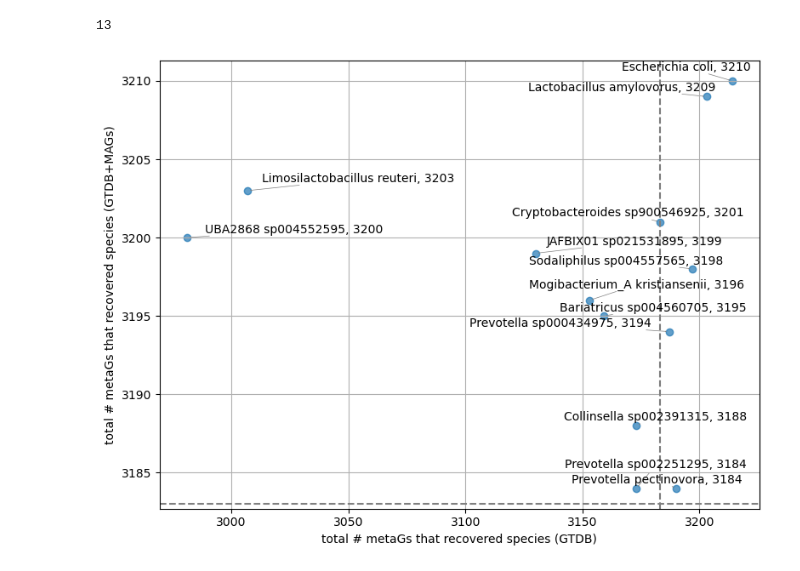
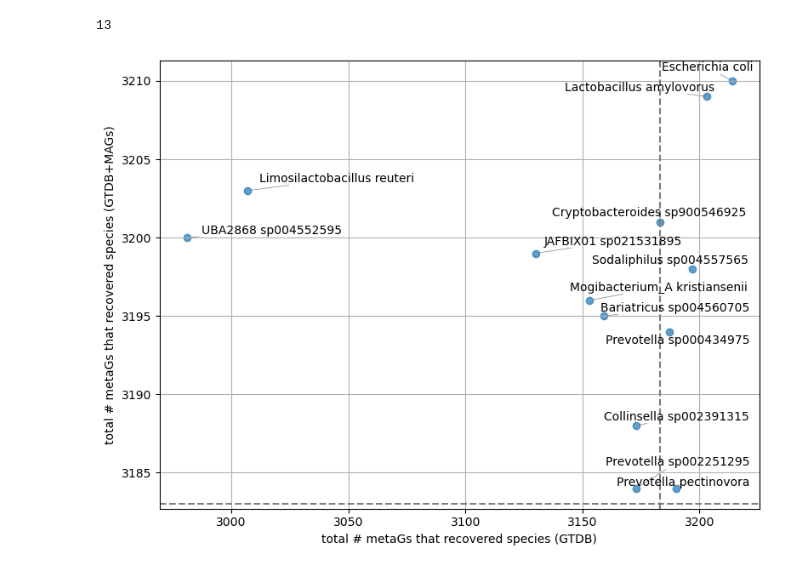
Before and after one commit to AnneliektH/2025-pig-binning-plots, a Jupyter notebook: notebooks/done.250830_compare_speciespres_dbs.ipynb, the cells around one changed output. Saved outputs shown, nothing was run; the diff lists cells and outputs as text; code cells hidden in the pictures.

```diff
--- a/notebooks/done.250830_compare_speciespres_dbs.ipynb
+++ b/notebooks/done.250830_compare_speciespres_dbs.ipynb
@@ -187,35 +187,35 @@ plt.figure(figsize=(8,6))
 plt.scatter(core_spp["n_found_gtdb"], core_spp["n_found_gtdbmag"], alpha=0.7)
 # for i, row in core_spp.iterrows():
 #     label = f"{row['species']}, {row['n_found_gtdbmag']}"
 #     plt.text(row["n_found_gtdb"], row["n_found_gtdbmag"], label,
 #              fontsize=10, ha="left", va="bottom",)
 
 texts = []
 for i, row in core_spp.iterrows():
-    label = f"{row['species']}, {row['n_found_gtdbmag']}"
+    label = f"{row['species']}"
     texts.append(
         plt.text(row["n_found_gtdb"], row["n_found_gtdbmag"], label,
                  fontsize=10, ha="left", va="bottom")
     )
 
 adjust_text(texts, arrowprops=dict(arrowstyle="->", color="gray", lw=0.5))
 
 
 # horizontal
 plt.axhline(y=3183, linestyle="--", color="gray")
 
 # vertical
 plt.axvline(x=3183, linestyle="--", color="gray")
 
 plt.xlabel("total # metaGs that recovered species (GTDB)")
 plt.ylabel("total # metaGs that recovered species (GTDB+MAGs)")
 #plt.title("Scatterplot of avg_gtdb vs avg_gtdbmag per species")
 plt.grid(True)
 plt.tight_layout()
 # plt.show()
 #plt.savefig('../plots/250908_hashes_gtdb.v.MAGs.genus.png')
 # %% [output]
-[figure, old version]
+[figure, new version]
 # %%
 # top10 = df.nlargest(15, "n_found_gtdbmag")
 
```
Also changed, not shown: 2 other files.
